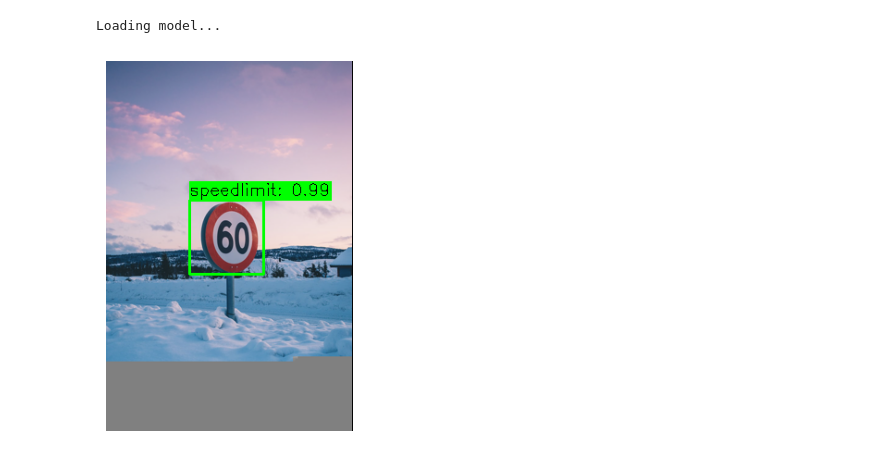
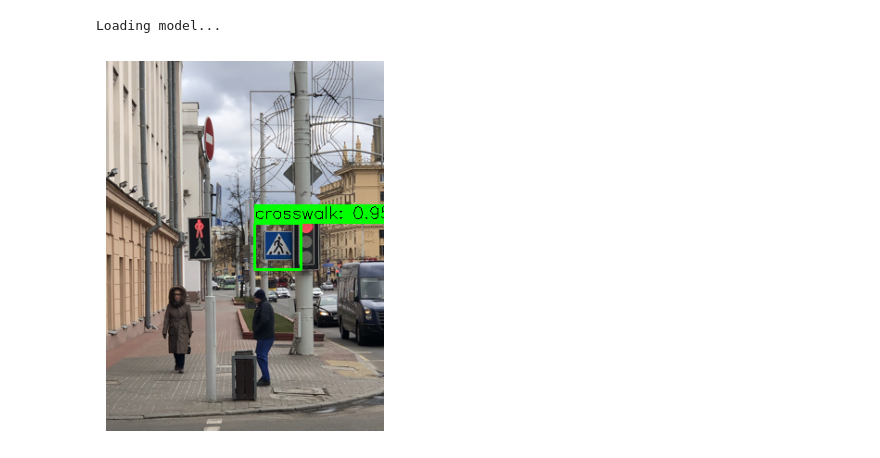
Before and after one commit to EbisuRyu/Vehicle-Detection-using-SVM-and-HOG, a Jupyter notebook: test_detection.ipynb, the cells around one changed output. Drawn from its saved outputs; the diff is of its cells as text; code cells hidden in the pictures.

```diff
--- a/test_detection.ipynb
+++ b/test_detection.ipynb
@@ -34,13 +34,13 @@ if os.path.exists(save_path + '/model.pkl'):
 Loading model...
 # %%
 windowSize = [(50, 50), (80, 80), (100, 100), (150, 150), (200, 200)]
-image_path = './dataset/traffic_sign_board/images/road106.png'
+image_path = './dataset/traffic_sign_board/images/road170.png'
 image = cv2.imread(image_path)
 predict_bbox = []
 for window_size in windowSize:
-    slider = Slider(model, window_size, 10, scale=1.5, visualize=False)
-    predict_bbox += slider.predict(image, 0.98)
+    slider = Slider(model, window_size, 5, scale=1.25, visualize=False)
+    predict_bbox += slider.predict(image, 0.95)
 predict_bbox = non_maximum_supperssion(predict_bbox, 0.2)
 visualize_bbox(image, predict_bbox)
 # %% [output]
-[figure, old version]
+[figure, new version]
```
Also changed, not shown: parts of 1 cell of this notebook, 3 other files.
